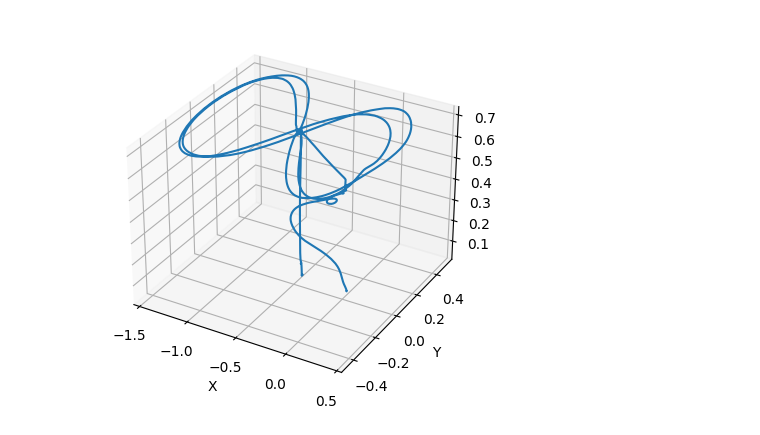
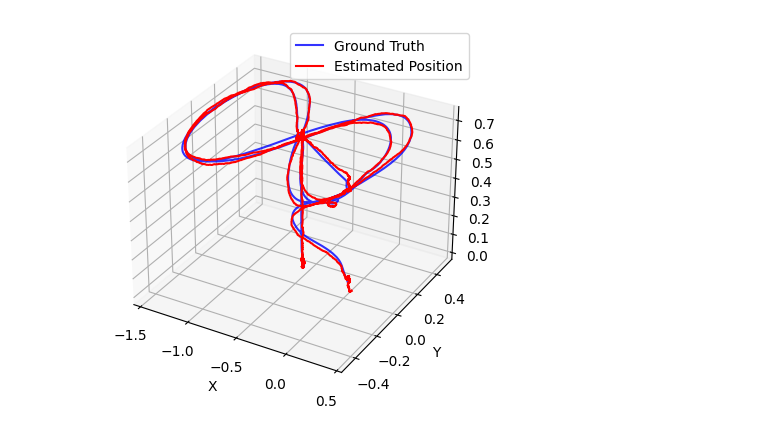
Before and after one commit to Dheerajb07/robot-navigation, a Jupyter notebook: KalmanFilter/kalman_filter_dheeraj.ipynb, the cells around one changed output. Cells and saved outputs as stored; diff of their text form; code cells hidden in the pictures.

Commit message:
kalman submission

```diff
--- a/KalmanFilter/kalman_filter_dheeraj.ipynb
+++ b/KalmanFilter/kalman_filter_dheeraj.ipynb
@@ -97,8 +118,3 @@ def kalman_filter(x_prev,u_curr,P_prev,y_curr,dt,flag):
   P = (np.eye(6) - K @ C) @ P_pred
 
   return x,P
-# %%
-def kalman_loop(data):
-  """
-  Runs kalman filter on the array of data by looping over it
-  """
@@ -105,23 +171,27 @@ def kalman_loop(data):
 # %%
-def plot_3Dpos(x):
+def plot_3Dpos(x,gt):
   """
   Creates a 3D plot of position given state array x
   Input:
-    - x : 6XN state vector where N is the number of instances
+    - x : 3XN state vector where N is the number of instances
+    - gt: 3XN ground truth position vector
   Output:
-    - 3D line plot of the position from state vector x
+    - 3D line plot of the position from state vector x (red) and groundtruth position (blue)
   """
   # Create a 3D plot
   fig = plt.figure()
   ax = fig.add_subplot(111, projection='3d')
 
   # Scatter plot
-  ax.plot(x[0,:], x[1,:], x[2,:])
+  ax.plot(gt[:,0], gt[:,1], gt[:,2],'b',label='Ground Truth',alpha=0.80)
+  ax.plot(x[:,0], x[:,1], x[:,2],'r',label='Estimated Position')
+
 
   # Set axis labels
   ax.set_xlabel('X')
   ax.set_ylabel('Y')
   ax.set_zlabel('Z')
+  plt.legend()
 
   # Show the plot
   plt.show()
@@ -164,7 +210,22 @@ plot_3Dpos(x)
 # %%
-# import mocap data
+# import motion capture data from txt file into np array
 data_mocap = np.genfromtxt('kalman_filter_data_mocap.txt', delimiter=',', dtype=None, encoding=None)
-data_pos_mocap = data_mocap[:,4:]
-plot_3Dpos(data_pos_mocap.T)
+data_mocap_pos = data_mocap[:,4:]
-# %% [output]
-[figure, removed]
+# %%
+# import data from txt file into np array
+data_low_noise = np.genfromtxt('kalman_filter_data_low_noise.txt', delimiter=',', dtype=None, encoding=None)
+
+# initial covariance/uncertainity
+P_init = (0.01**2)*np.eye(6)
+# init process noise
+Q = (0.0005**2)*np.eye(6)
+# init measurement noise
+R = (0.05**2)*np.eye(3)
+
+# estimate states
+x_low_noise = kalman_loop(data_low_noise,P_init,Q,R,True)
+
+# plot the estimated postion data
+plot_3Dpos(x_low_noise[:,0:3],data_mocap_pos)
+# %% [output]
+[figure, added]
```
Also changed, not shown: parts of 14 cells of this notebook, 2 other files.
